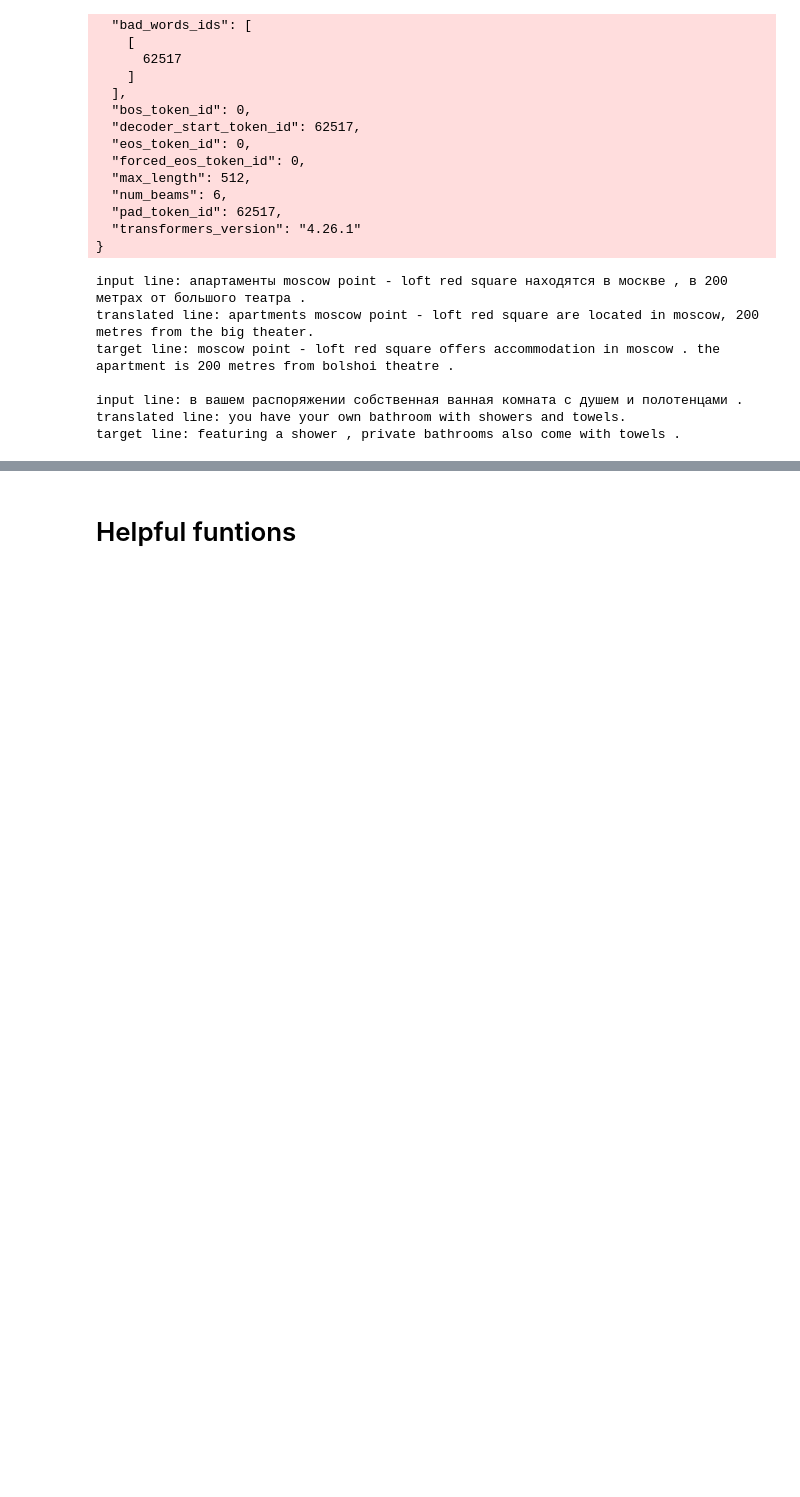
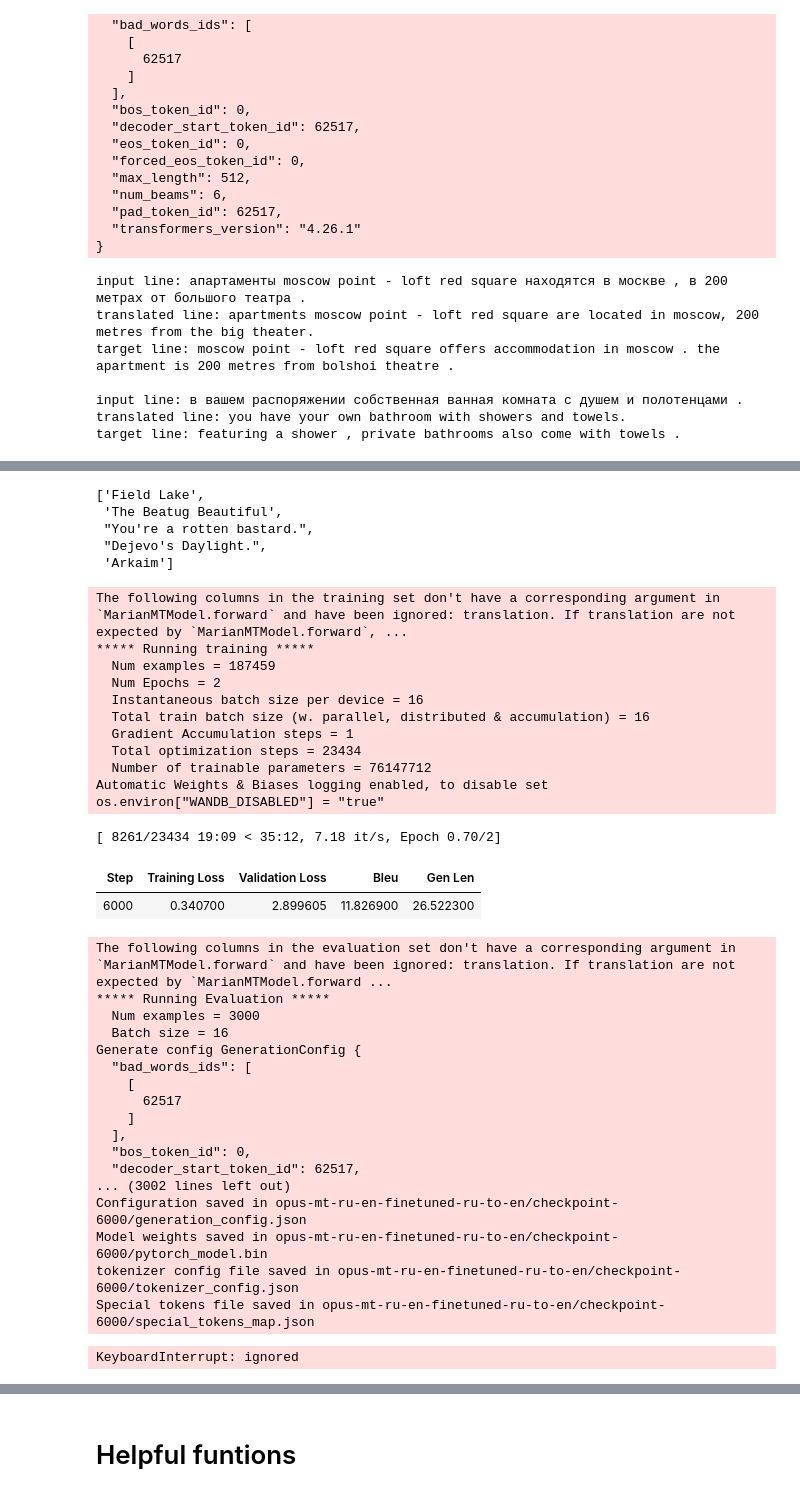
Before and after one commit to korab1ev/Neural-MT, a Jupyter notebook: transformer_and_augmentation.ipynb, the cells around one changed output, grey strips where cells are left out. Drawn from its saved outputs; the diff is of its cells as text; code cells hidden in the pictures; blank space fills up the shorter version.

```diff
--- a/transformer_and_augmentation.ipynb
+++ b/transformer_and_augmentation.ipynb
@@ -654,0 +678,2 @@ with open('fine-tuned-all_3k_eval_translations.txt','w') as f_trans:
+# %%
+tokenized_datasets_augmented = raw_datasets_augmentation.map(preprocess_function, batched=True)
@@ -654,0 +718,24 @@ with open('fine-tuned-all_3k_eval_translations.txt','w') as f_trans:
+# %%
+data_collator = DataCollatorForSeq2Seq(tokenizer, model=model)
+# %%
+def postprocess_text(preds, labels):
+    preds = [pred.strip() for pred in preds]
+    labels = [[label.strip()] for label in labels]
+    return preds, labels
+
+def compute_metrics(eval_preds):
+    preds, labels = eval_preds
+    if isinstance(preds, tuple):
+        preds = preds[0]
+    decoded_preds = tokenizer.batch_decode(preds, skip_special_tokens=True)
+    # Replace -100 in the labels as we can't decode them.
+    labels = np.where(labels != -100, labels, tokenizer.pad_token_id)
+    decoded_labels = tokenizer.batch_decode(labels, skip_special_tokens=True)
+    # Some simple post-processing
+    decoded_preds, decoded_labels = postprocess_text(decoded_preds, decoded_labels)
+    result = metric.compute(predictions=decoded_preds, references=decoded_labels)
+    result = {"bleu": result["score"]}
+    prediction_lens = [np.count_nonzero(pred != tokenizer.pad_token_id) for pred in preds]
+    result["gen_len"] = np.mean(prediction_lens)
+    result = {k: round(v, 4) for k, v in result.items()}
+    return result
@@ -654,0 +779,52 @@ with open('fine-tuned-all_3k_eval_translations.txt','w') as f_trans:
+# %%
+translate(ru_names[-5:])
+# %% [output]
+['Field Lake',
+ 'The Beatug Beautiful',
+ "You're a rotten bastard.",
+ "Dejevo's Daylight.",
+ 'Arkaim']
+# %%
+trainer = Seq2SeqTrainer(
+    model,
+    args,
+    train_dataset=tokenized_datasets_augmented["train"],
+    eval_dataset=tokenized_datasets_augmented["test"],
+    data_collator=data_collator,
+    tokenizer=tokenizer,
+    compute_metrics=compute_metrics
+)
+# %%
+trainer.train()
+# %% [output]
+The following columns in the training set don't have a corresponding argument in `MarianMTModel.forward` and have been ignored: translation. If translation are not expected by `MarianMTModel.forward`, ...
+***** Running training *****
+  Num examples = 187459
+  Num Epochs = 2
+  Instantaneous batch size per device = 16
+  Total train batch size (w. parallel, distributed & accumulation) = 16
+  Gradient Accumulation steps = 1
+  Total optimization steps = 23434
+  Number of trainable parameters = 76147712
+Automatic Weights & Biases logging enabled, to disable set os.environ["WANDB_DISABLED"] = "true"
+[ 8261/23434 19:09 < 35:12, 7.18 it/s, Epoch 0.70/2]
+| Step | Training Loss | Validation Loss | Bleu | Gen Len |
+| 6000 | 0.340700 | 2.899605 | 11.826900 | 26.522300 |
+The following columns in the evaluation set don't have a corresponding argument in `MarianMTModel.forward` and have been ignored: translation. If translation are not expected by `MarianMTModel.forward ...
+***** Running Evaluation *****
+  Num examples = 3000
+  Batch size = 16
+Generate config GenerationConfig {
+  "bad_words_ids": [
+    [
+      62517
+    ]
+  ],
+  "bos_token_id": 0,
+  "decoder_start_token_id": 62517,
+... (3002 lines left out)
+Configuration saved in opus-mt-ru-en-finetuned-ru-to-en/checkpoint-6000/generation_config.json
+Model weights saved in opus-mt-ru-en-finetuned-ru-to-en/checkpoint-6000/pytorch_model.bin
+tokenizer config file saved in opus-mt-ru-en-finetuned-ru-to-en/checkpoint-6000/tokenizer_config.json
+Special tokens file saved in opus-mt-ru-en-finetuned-ru-to-en/checkpoint-6000/special_tokens_map.json
+KeyboardInterrupt: ignored
```
Also changed, not shown: parts of 67 cells of this notebook.
